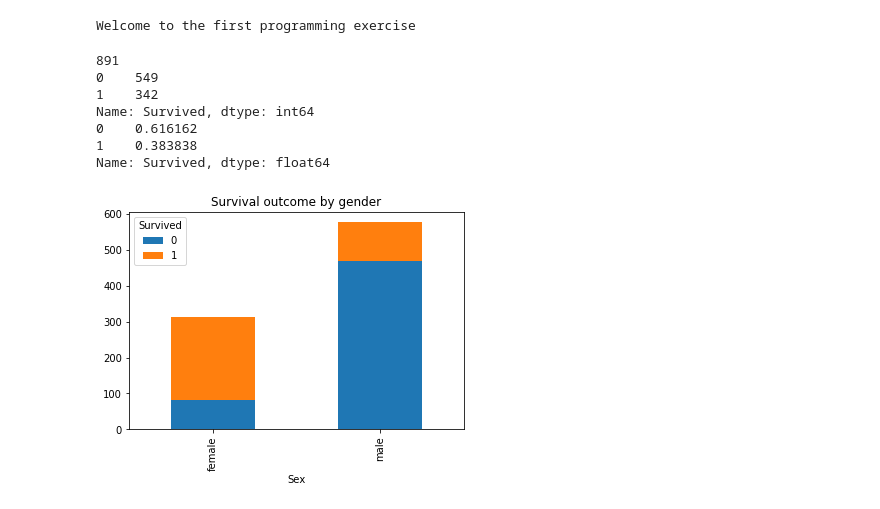
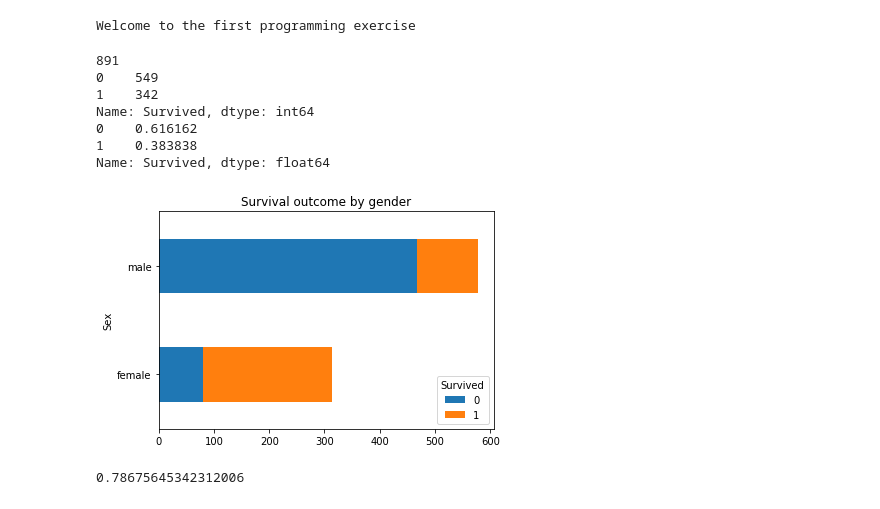
Before and after one commit to james-df/titanic_py, a Jupyter notebook: titanic_py.ipynb, the cells around one changed output. Saved outputs shown, nothing was run; the diff lists cells and outputs as text; code cells hidden in the pictures.

```diff
--- a/titanic_py.ipynb
+++ b/titanic_py.ipynb
@@ -7,6 +7,7 @@ print ("Welcome to the first programming exercise")
 # %% [output]
 Welcome to the first programming exercise
 # %%
+# EDA of survival outcome based on gender
 #Import libraries
 import pandas as pd
 import numpy as np
@@ -24,32 +25,52 @@ test = pd.read_csv("test.csv")
 #list(train) #list the headings
 
 # Convert Pclass and Survived to objects in the training data
 train['Pclass'] = train['Pclass'].astype(object)
 train['Survived'] = train['Survived'].astype(object)
 
 # Check out what data types are included
 #train.dtypes
 
 #check dataset for duplicate passenger names
 total_pass = len(np.unique(train["Name"]))
 print (total_pass)
 
 # Explore the data a bit
 survived = train["Survived"].value_counts()
 survived_ratio = (survived / total_pass)
 print (survived)
 print (survived_ratio)
 
 # Generate stacked bar chart showing survival outcome and gender
-train.groupby(['Sex', 'Survived']).size().unstack().plot(kind='bar', stacked=True)
+train.groupby(['Sex', 'Survived']).size().unstack().plot(kind='barh', stacked=True)
 plt.title('Survival outcome by gender')
 plt.show()
 # %% [output]
 891
 0    549
 1    342
 Name: Survived, dtype: int64
 0    0.616162
 1    0.383838
 Name: Survived, dtype: float64
-[figure, old version]
+[figure, new version]
+# %%
+# Predict survival outcome based on gender
+# Import libraries
+import pandas as pd
+import numpy as np
+import matplotlib.pyplot as plt
+
+# Read data
+train = pd.read_csv("train.csv")
+
+# add a column
+train['ModelPrediction'] = 0
+
+# assign prediction for females = survived
+train.loc[train['Sex'] == "female", 'ModelPrediction'] = 1
+
+#calculate prediction outcome
+sum(train.ModelPrediction == train.Survived) / train.shape[0] #shape counts the number of rows in the dataset
+# %% [output]
+0.78675645342312006
```
Also changed, not shown: parts of 4 cells of this notebook, 2 other files.
